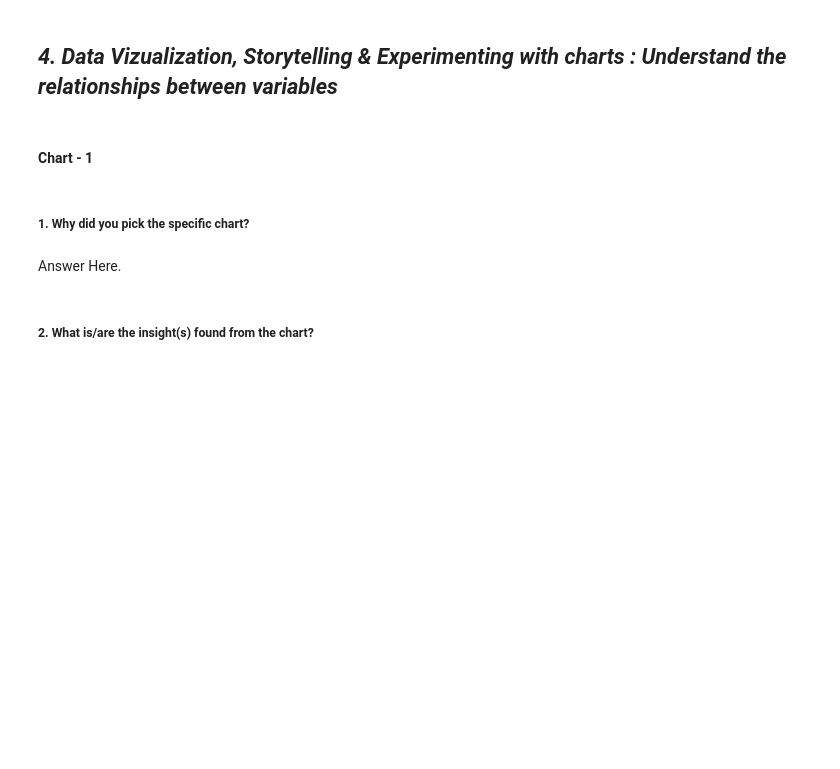
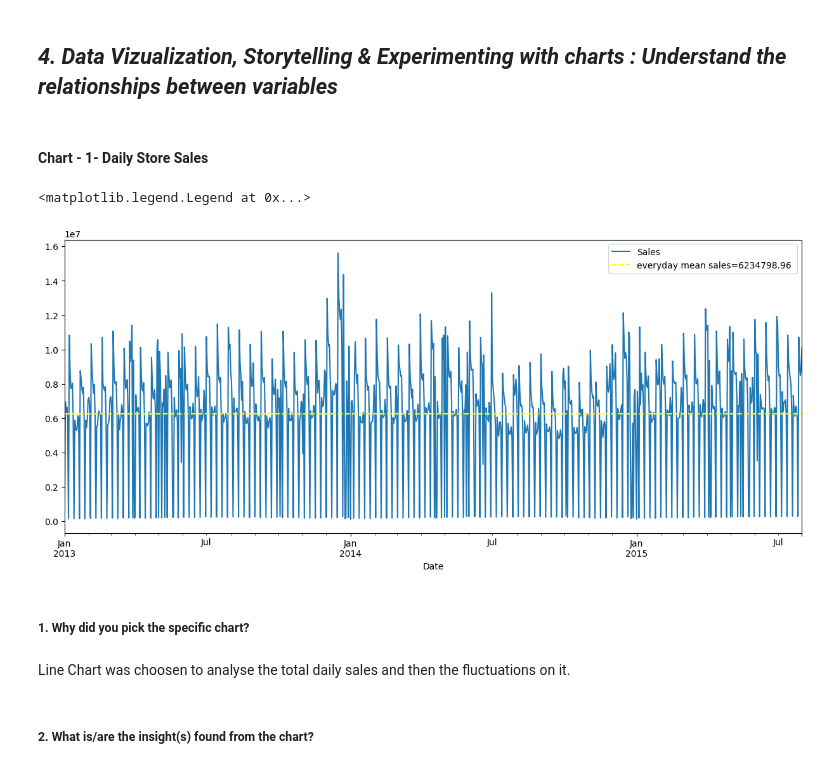
Before and after one commit to kapilkukreja469/Retail_sales_pridiction, a Jupyter notebook: Retail_sales_pridiction_Kapil_kukreja.ipynb, the cells around one changed output. Cells and saved outputs as stored; diff of their text form; code cells hidden in the pictures; blank space fills up the shorter version.

```diff
--- a/Retail_sales_pridiction_Kapil_kukreja.ipynb
+++ b/Retail_sales_pridiction_Kapil_kukreja.ipynb
@@ -512,4 +685,4 @@ Answer Here.
 # %% [markdown]
 ## ***4. Data Vizualization, Storytelling & Experimenting with charts : Understand the relationships between variables***
 # %% [markdown]
-#### Chart - 1
+#### Chart - 1-  Daily Store Sales
@@ -518,7 +689,20 @@ Answer Here.
+# %%
+# Chart1 - visualization code
+
+#Visualizing everyday sales with average everyday sales
+fig, ax= plt.subplots(figsize=(15,6))
+
+eday_sales=df.groupby(["Date"]).Sales.sum()
+eday_sales.plot(kind="line",ax=ax)
+plt.axhline(y=eday_sales.mean(), label=f"everyday mean sales={round(eday_sales.mean(),2)} ",color="yellow", linestyle="--")
+plt.legend()
+# %% [output]
+<matplotlib.legend.Legend at 0x...>
+[figure, added]
 # %% [markdown]
 ##### 1. Why did you pick the specific chart?
-# %% [markdown]
-Answer Here.
+# %% [markdown]
+Line Chart was choosen to analyse the total daily sales and then the fluctuations on it.
 # %% [markdown]
 ##### 2. What is/are the insight(s) found from the chart?
 # %% [markdown]
```
Also changed, not shown: parts of 27 cells of this notebook.
